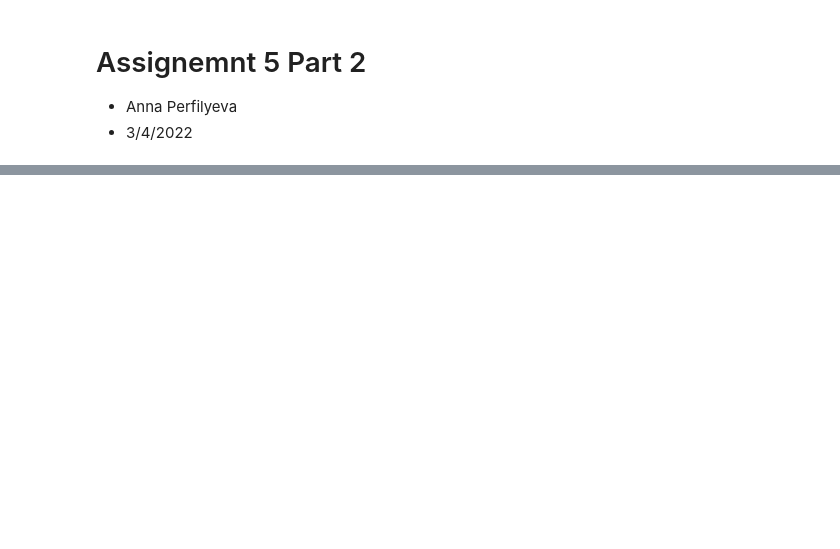
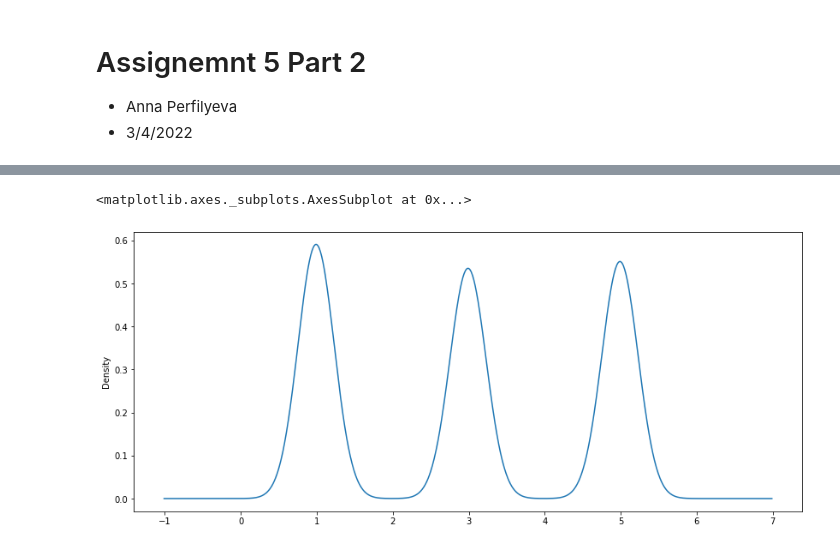
Before and after one commit to aperfilyeva/anna_data690, a Jupyter notebook: assignment_05/Assignment_5_Part_2.ipynb, the cells around one changed output, grey strips where cells are left out. Cells and saved outputs as stored; diff of their text form; code cells hidden in the pictures; blank space fills up the shorter version.

```diff
--- a/assignment_05/Assignment_5_Part_2.ipynb
+++ b/assignment_05/Assignment_5_Part_2.ipynb
@@ -40,0 +117,5 @@ DatabaseError: ignored
+# %%
+df['film_rental_rate'].plot(kind='density', figsize=(14,6)) # kde
+# %% [output]
+<matplotlib.axes._subplots.AxesSubplot at 0x...>
+[figure, added]
```
Also changed, not shown: parts of 27 cells of this notebook.
